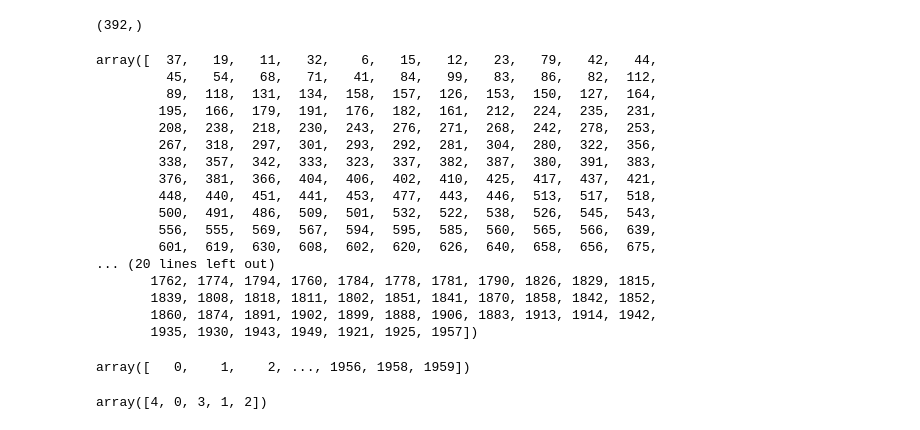
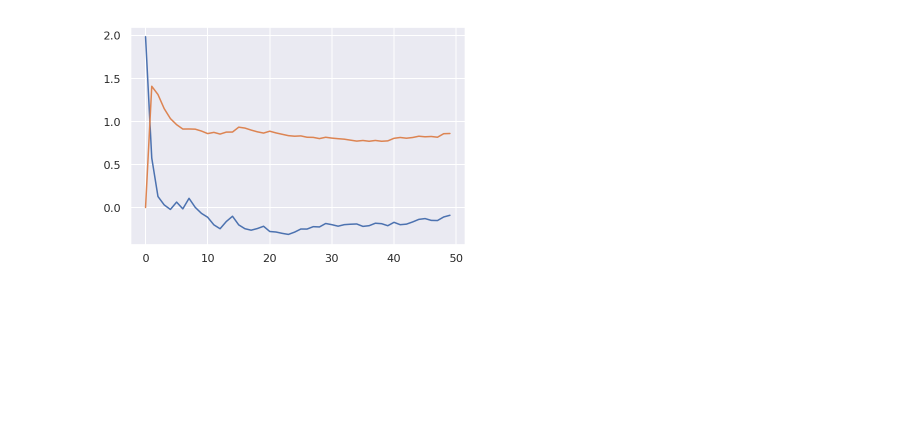
Before and after one commit to 1jsingh/neural-finetuning, a Jupyter notebook: Untitled.ipynb, the cells around one changed output. Saved outputs shown, nothing was run; the diff lists cells and outputs as text; code cells hidden in the pictures; blank space fills up the shorter version.

```diff
--- a/Untitled.ipynb
+++ b/Untitled.ipynb
@@ -127,34 +1,32 @@ train_mask.shape
-# %%
-val_mask.shape
-# %% [output]
-(392,)
-# %%
-val_mask
-# %% [output]
-array([  37,   19,   11,   32,    6,   15,   12,   23,   79,   42,   44,
-         45,   54,   68,   71,   41,   84,   99,   83,   86,   82,  112,
-         89,  118,  131,  134,  158,  157,  126,  153,  150,  127,  164,
-        195,  166,  179,  191,  176,  182,  161,  212,  224,  235,  231,
-        208,  238,  218,  230,  243,  276,  271,  268,  242,  278,  253,
-        267,  318,  297,  301,  293,  292,  281,  304,  280,  322,  356,
-        338,  357,  342,  333,  323,  337,  382,  387,  380,  391,  383,
-        376,  381,  366,  404,  406,  402,  410,  425,  417,  437,  421,
-        448,  440,  451,  441,  453,  477,  443,  446,  513,  517,  518,
-        500,  491,  486,  509,  501,  532,  522,  538,  526,  545,  543,
-        556,  555,  569,  567,  594,  595,  585,  560,  565,  566,  639,
-        601,  619,  630,  608,  602,  620,  626,  640,  658,  656,  675,
-... (20 lines left out)
-       1762, 1774, 1794, 1760, 1784, 1778, 1781, 1790, 1826, 1829, 1815,
-       1839, 1808, 1818, 1811, 1802, 1851, 1841, 1870, 1858, 1842, 1852,
-       1860, 1874, 1891, 1902, 1899, 1888, 1906, 1883, 1913, 1914, 1942,
-       1935, 1930, 1943, 1949, 1921, 1925, 1957])
-# %%
-train_mask
-# %% [output]
-array([   0,    1,    2, ..., 1956, 1958, 1959])
-# %%
-a = np.arange(5)
-np.random.shuffle(a)
-a
-# %% [output]
-array([4, 0, 3, 1, 2])
+# %%
+import numpy as np
+import torch
+
+# matplotlib
+import matplotlib.pyplot as plt
+%matplotlib inline
+%config InlineBackend.figure_format = 'retina'
+
+# seaborn
+import seaborn as sns
+sns.set()
+# %%
+x = []
+std = []
+mean = []
+
+samples = range(50)
+
+for i in samples:
+    x.append(np.random.randn())
+    std.append(np.std(x))
+    mean.append(np.mean(x))
+
+plt.figure()
+
+plt.plot(samples,mean)
+plt.plot(samples,std)
+
+plt.show()
+# %% [output]
+[figure, added]
```
Also changed, not shown: parts of 10 cells of this notebook, 14 other files.
